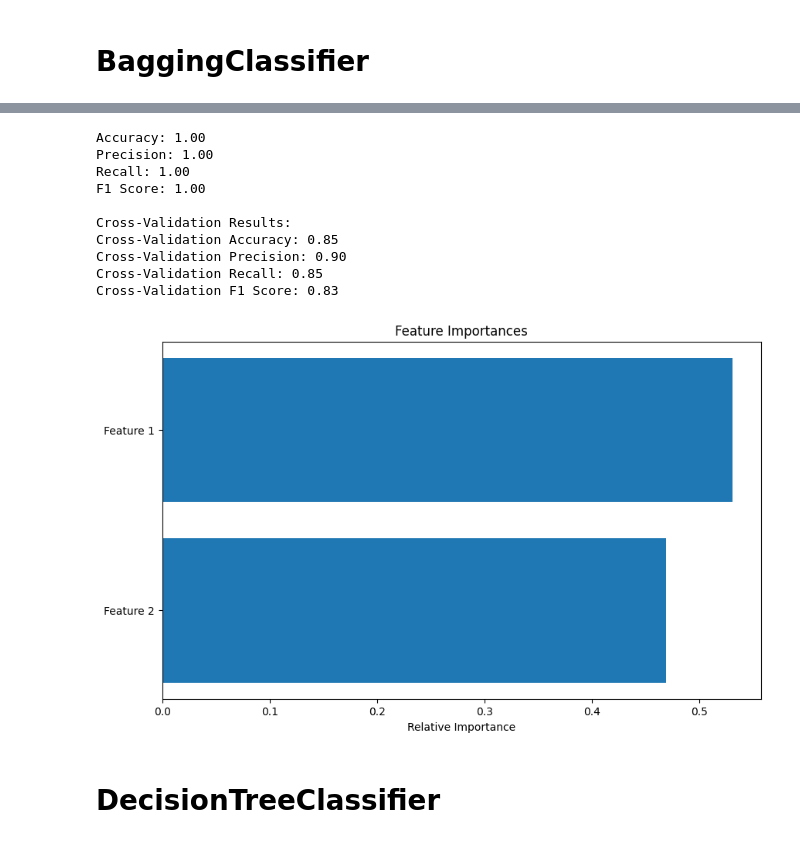
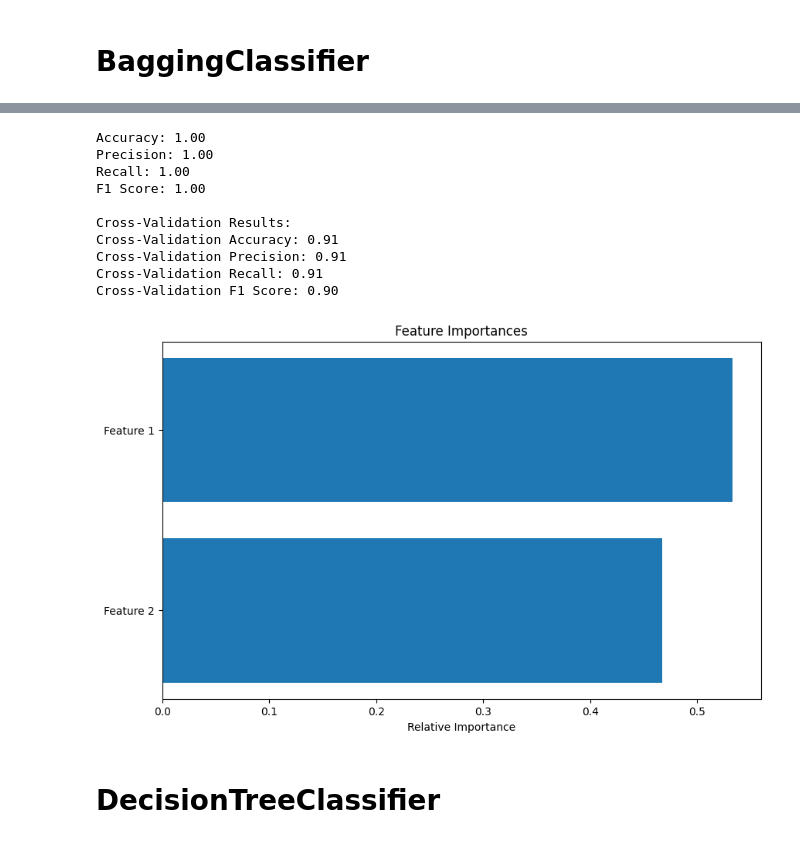
Before and after one commit to mmdreza00mirrashid/Ensemble-learning, a Jupyter notebook: Main.ipynb, the cells around one changed output, grey strips where cells are left out. Saved outputs shown, nothing was run; the diff lists cells and outputs as text; code cells hidden in the pictures.

Commit message:
Adding optimal estimator and Readme

```diff
--- a/Main.ipynb
+++ b/Main.ipynb
@@ -83,7 +112,7 @@ for i in range(len(corr_matrix.columns)):
 print(high_corr_features)
 
 # Drop the highly correlated features
-df = df.drop(columns=high_corr_features)
+# df = df.drop(columns=high_corr_features)
 # %% [output]
 0.7739131970690774
 0.7866693577239618
@@ -95,6 +124,9 @@ y = df[Label].astype(int)
 
 # Train-Test Split
 X_train, X_test, y_train, y_test = train_test_split(X, y, test_size=0.25, random_state=42)
+# Train-validation split
+X_train, X_val, y_train, y_val = train_test_split(X_train, y_train, test_size=0.2, random_state=42)
+
 print(X.tail(5))
 print(y_train.dtype)
 # %% [output]
@@ -119,0 +154,20 @@ int64
+# %%
+n_estimators_list = range(1, 51)  # Testing with 1 to 50 estimators
+accuracy_results = []
+
+for n_estimators in n_estimators_list:
+    bagging_clf = BaggingClassifier(base_estimator=DecisionTreeClassifier(), n_estimators=n_estimators, random_state=42)
+    bagging_clf.fit(X_train, y_train)
+    y_pred = bagging_clf.predict(X_test)
+    accuracy = accuracy_score(y_test, y_pred)
+    accuracy_results.append(accuracy)
+
+
+# Plot the accuracy results
+plt.figure(figsize=(10, 6))
+plt.plot(n_estimators_list, accuracy_results, marker='o')
+plt.title('Accuracy of Bagging Classifier vs. Number of Estimators')
+plt.xlabel('Number of Estimators')
+plt.ylabel('Accuracy')
+plt.grid(True)
+plt.show()
@@ -120,6 +176,6 @@ int64
 # %%
 # Bagging Classifier
-Bagging_Model = BaggingClassifier(base_estimator=DecisionTreeClassifier(), n_estimators=150, random_state=42)
+Bagging_Model = BaggingClassifier(base_estimator=DecisionTreeClassifier(), n_estimators=30, random_state=42)
 Bagging_Model.fit(X_train, y_train)
 y_pred = Bagging_Model.predict(X_test)
 
@@ -155,39 +211,39 @@ print(f'Cross-Validation F1 Score: {cv_f1:.2f}')
 results = []
 # Aggregate cross-validation results for Bagging
 results.append({
     'Model': 'Bagging',
     'Accuracy': cv_accuracy,
     'Precision': cv_precision,
     'Recall': cv_recall,
     'F1 Score': cv_f1
     })
 
 
 # Feature Importances Visualization (if available)
 if hasattr(Bagging_Model.estimators_[0], 'feature_importances_'):
-    importances = np.mean([tree.feature_importances_ for tree in model.estimators_], axis=0)
+    importances = np.mean([tree.feature_importances_ for tree in Bagging_Model.estimators_], axis=0)
     feature_names = X.columns
     plt.figure(figsize=(10, 6))
     indices = np.argsort(importances)
     plt.title('Feature Importances')
     plt.barh(range(len(indices)), importances[indices], align='center')
     plt.yticks(range(len(indices)), [feature_names[i] for i in indices])
     plt.xlabel('Relative Importance')
     plt.show()
 else:
     print("The base estimator does not have feature importances.")
 # %% [output]
 Accuracy: 1.00
 Precision: 1.00
 Recall: 1.00
 F1 Score: 1.00
 
 Cross-Validation Results:
-Cross-Validation Accuracy: 0.85
-Cross-Validation Precision: 0.90
-Cross-Validation Recall: 0.85
-Cross-Validation F1 Score: 0.83
+Cross-Validation Accuracy: 0.91
+Cross-Validation Precision: 0.91
+Cross-Validation Recall: 0.91
+Cross-Validation F1 Score: 0.90
-[figure, old version]
+[figure, new version]
 # %% [markdown]
 # DecisionTreeClassifier
 # %%
```
Also changed, not shown: parts of 26 cells of this notebook, 10 other files.
